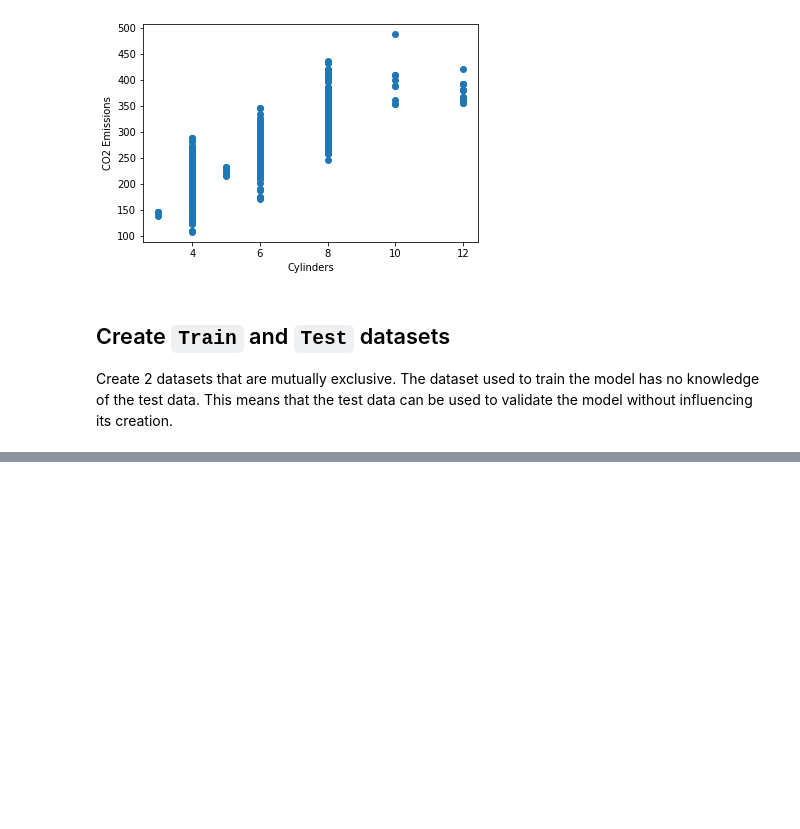
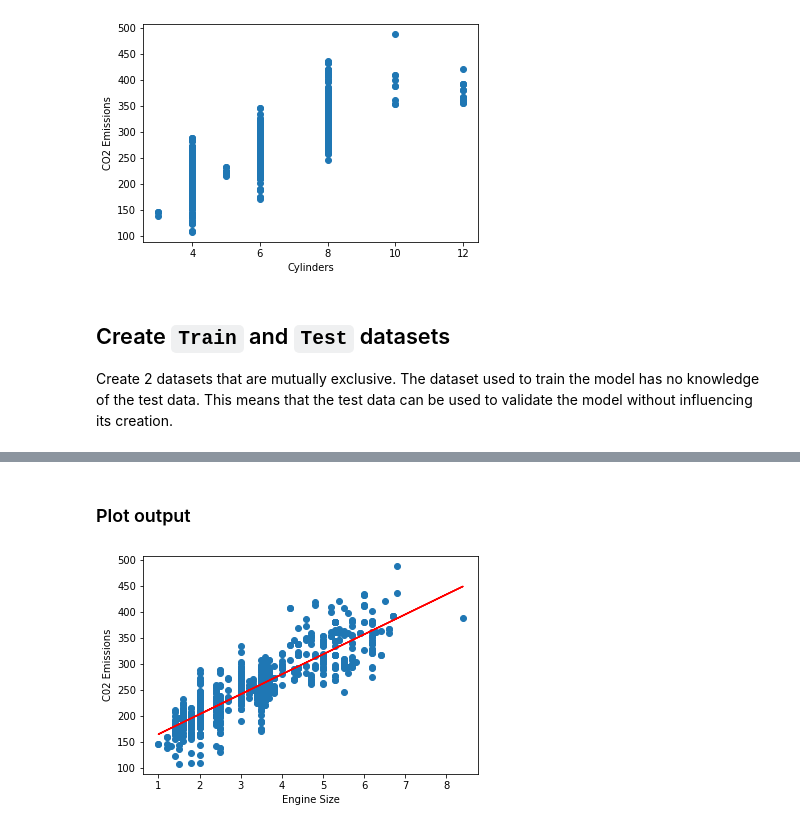
Before and after one commit to AnielShri/ML0101EN, a Jupyter notebook: notebooks/M02L01-Linear_Regression.ipynb, the cells around one changed output, grey strips where cells are left out. Drawn from its saved outputs; the diff is of its cells as text; code cells hidden in the pictures; blank space fills up the shorter version.

```diff
--- a/notebooks/M02L01-Linear_Regression.ipynb
+++ b/notebooks/M02L01-Linear_Regression.ipynb
@@ -97,0 +129,10 @@ Create 2 datasets that are mutually exclusive. The dataset used to train the mod
+# %% [markdown]
+### Plot output
+# %%
+plt.scatter(train_x, train_y)
+plt.plot(train_x, regr_model.coef_[0][0]*train_x + regr_model.intercept_[0], '-r')
+plt.xlabel("Engine Size")
+plt.ylabel("CO2 Emissions")
+plt.show()
+# %% [output]
+[figure, added]
```
Also changed, not shown: parts of 8 cells of this notebook.
